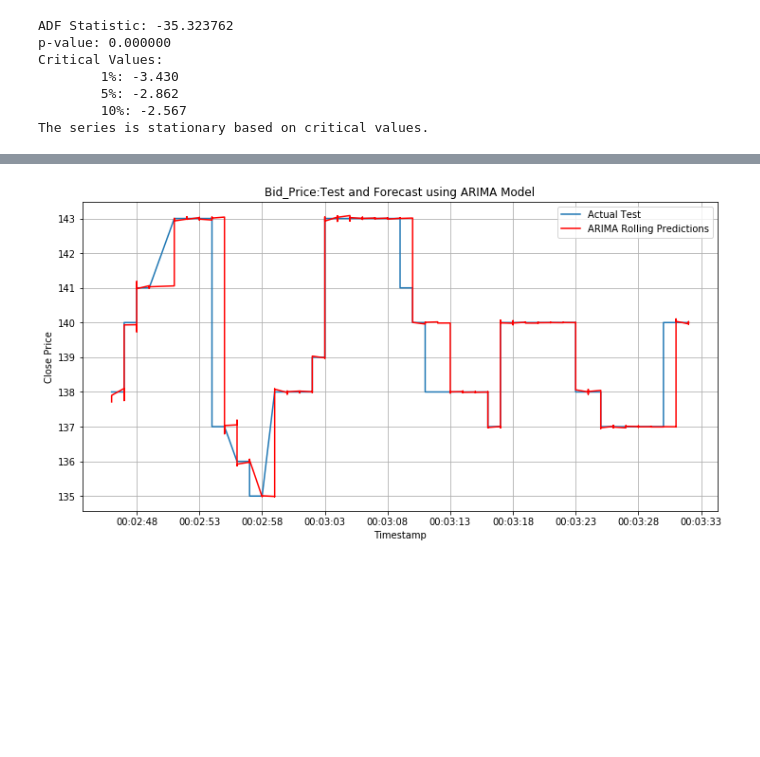
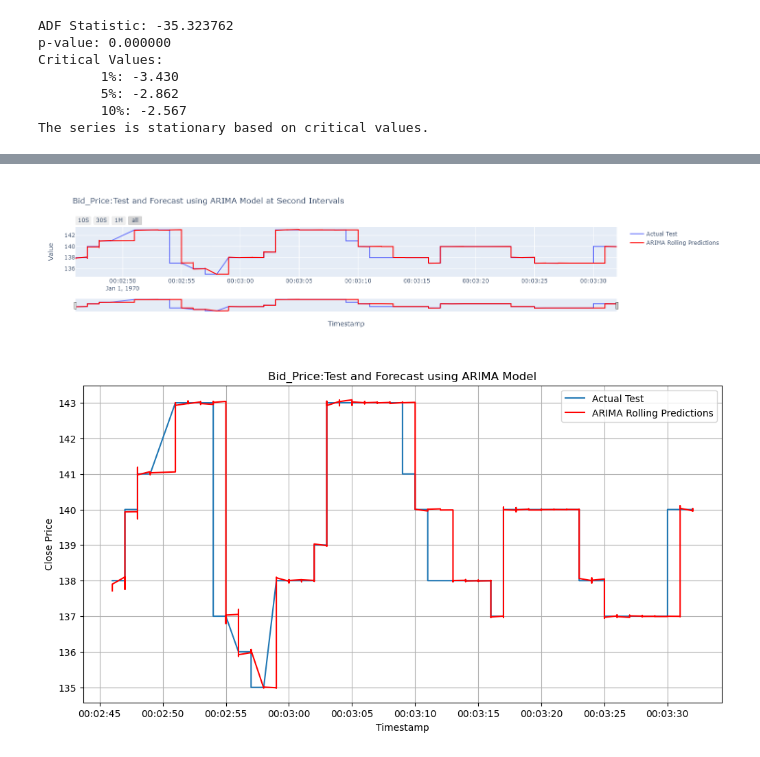
Before and after one commit to UoB-DSMP-2023-24/dsmp-2024-group17, a Jupyter notebook: ARIMA.ipynb, the cells around one changed output, grey strips where cells are left out. Cells and saved outputs as stored; diff of their text form; code cells hidden in the pictures; blank space fills up the shorter version.

```diff
--- a/ARIMA.ipynb
+++ b/ARIMA.ipynb
@@ -396,0 +378,29 @@ predictions_series = pd.Series(predictions, index=test.index)
+# %%
+import plotly.graph_objs as go
+
+fig = go.Figure()
+test_datetime_index = test.index.to_timestamp()
+predictions_datetime_index = predictions_series.index.to_timestamp()
+fig.add_trace(go.Scatter(x=test_datetime_index, y=test, mode='lines', name='Actual Test'))
+fig.add_trace(go.Scatter(x=predictions_datetime_index, y=predictions_series, mode='lines', name='ARIMA Rolling Predictions', line=dict(color='red')))
+fig.update_layout(
+    title='Bid_Price:Test and Forecast using ARIMA Model at Second Intervals',
+    xaxis_title='Timestamp',
+    yaxis_title='Value',
+    xaxis=dict(
+        rangeselector=dict(
+            buttons=list([
+                dict(count=10, label="10S", step="second", stepmode="backward"),
+                dict(count=30, label="30S", step="second", stepmode="backward"),
+                dict(count=1, label="1M", step="minute", stepmode="backward"),
+                dict(step="all")
+            ])
+        ),
+        rangeslider=dict(visible=True),
+        type="date"
+    )
+)
+
+fig.show()
+# %% [output]
+[figure, added]
@@ -397,7 +409,4 @@ predictions_series = pd.Series(predictions, index=test.index)
 # %%
-test_datetime_index = test.index.to_timestamp()
-predictions_datetime_index = predictions_series.index.to_timestamp()
-
 plt.figure(figsize=(12, 6))
 plt.plot(test_datetime_index, test.values, label='Actual Test')
 plt.plot(predictions_datetime_index, predictions_series.values, label='ARIMA Rolling Predictions', color='red')
@@ -408,7 +417,7 @@ plt.legend()
 plt.grid(True)
 plt.show()
 # %% [output]
-[figure, old version]
+[figure, new version]
 # %%
 from sklearn.metrics import mean_squared_error
 
```
Also changed, not shown: parts of 5 cells of this notebook.
